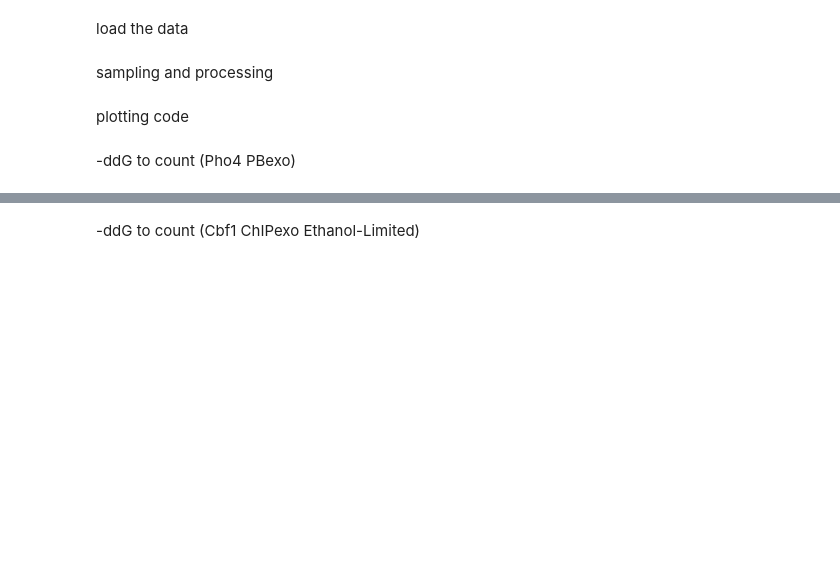
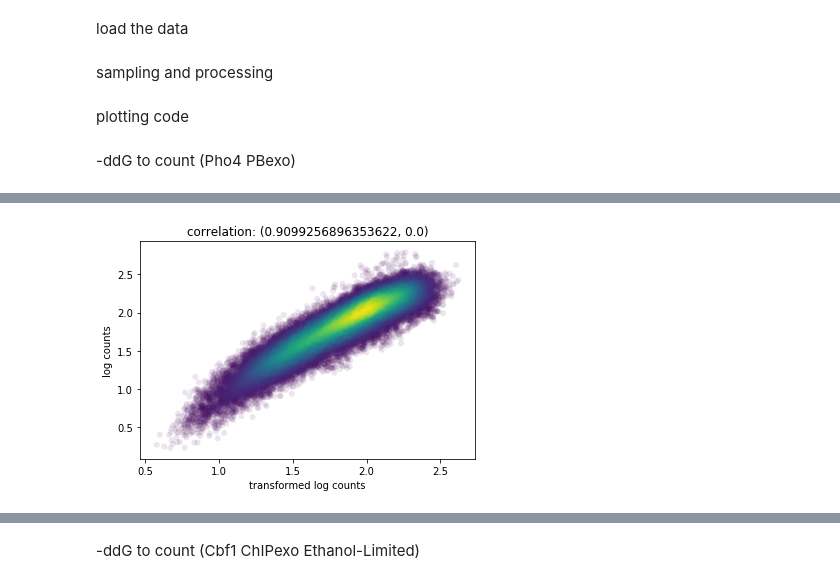
Before and after one commit to kundajelab/pho4, a Jupyter notebook: regressing_explicit.ipynb, the cells around one changed output, grey strips where cells are left out. Drawn from its saved outputs; the diff is of its cells as text; code cells hidden in the pictures; blank space fills up the shorter version.

```diff
--- a/regressing_explicit.ipynb
+++ b/regressing_explicit.ipynb
@@ -123,0 +129,4 @@ multiplier:  1.3179306087464695 , in sigmoid bias:  -2.2076386898290696 , out of
+# %%
+plotCorrs(calibrated_preacts, preacts, "transformed log counts", "log counts")
+# %% [output]
+[figure, added]
```
Also changed, not shown: parts of 19 cells of this notebook.
